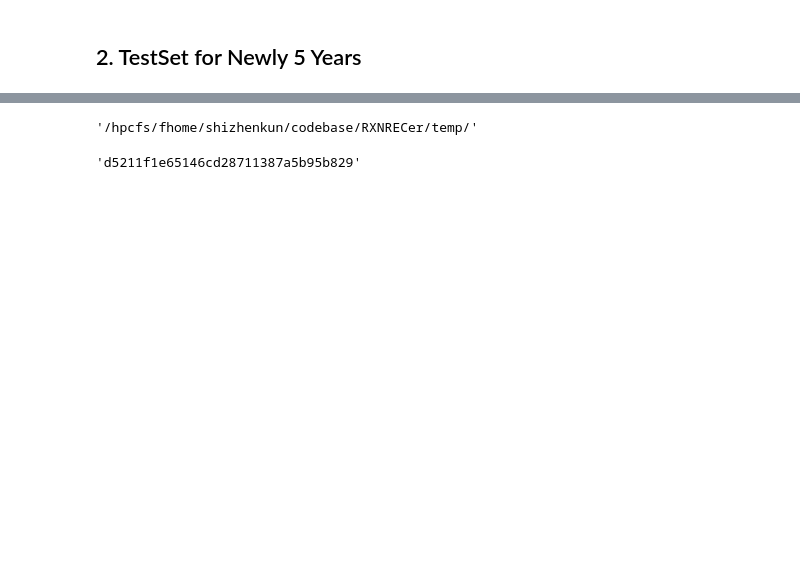
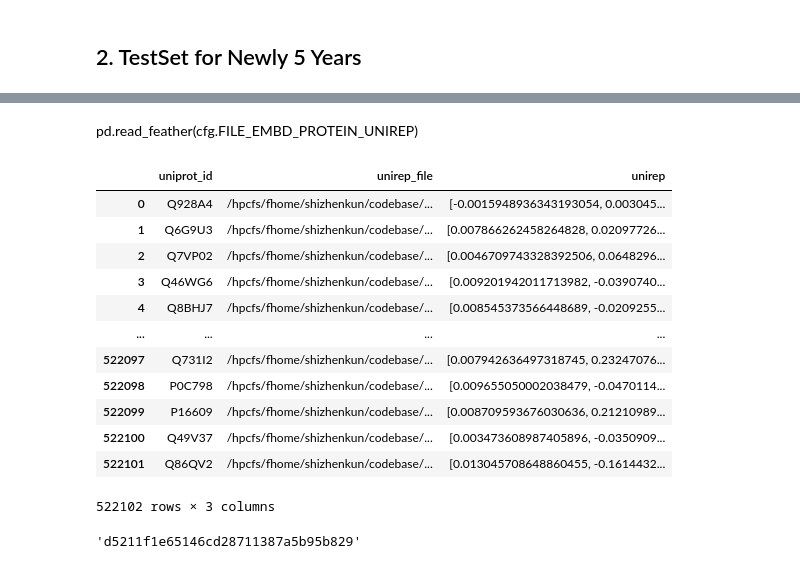
Before and after one commit to kingstdio/RXNRECer, a Jupyter notebook: case/2018later/RXNRECer4Case.ipynb, the cells around one changed output, grey strips where cells are left out. Saved outputs shown, nothing was run; the diff lists cells and outputs as text; code cells hidden in the pictures; blank space fills up the shorter version.

```diff
--- a/case/2018later/RXNRECer4Case.ipynb
+++ b/case/2018later/RXNRECer4Case.ipynb
@@ -54,7 +54,22 @@ input_protein_df = test_set[['uniprot_id', 'seq']]
 # res  = production.step_by_step_prediction(input_protein_df, cfg.FILE_DS_DICT_RXN2ID, getEquation=False)
 # res.to_feather('res/res_rxnrecer.feather')
 # res
-# %%
-cfg.TEMP_DIR
-# %% [output]
-'/hpcfs/fhome/shizhenkun/codebase/RXNRECer/temp/'
+# %% [markdown]
+pd.read_feather(cfg.FILE_EMBD_PROTEIN_UNIREP)
+# %%
+embd_unirep =pd.read_feather(cfg.FILE_EMBD_PROTEIN_UNIREP)
+embd_unirep
+# %% [output]
+|  | uniprot_id | unirep_file | unirep |
+| 0 | Q928A4 | /hpcfs/fhome/shizhenkun/codebase/... | [-0.0015948936343193054, 0.003045... |
+| 1 | Q6G9U3 | /hpcfs/fhome/shizhenkun/codebase/... | [0.007866262458264828, 0.02097726... |
+| 2 | Q7VP02 | /hpcfs/fhome/shizhenkun/codebase/... | [0.0046709743328392506, 0.0648296... |
+| 3 | Q46WG6 | /hpcfs/fhome/shizhenkun/codebase/... | [0.009201942011713982, -0.0390740... |
+| 4 | Q8BHJ7 | /hpcfs/fhome/shizhenkun/codebase/... | [0.008545373566448689, -0.0209255... |
+| ... | ... | ... | ... |
+| 522097 | Q731I2 | /hpcfs/fhome/shizhenkun/codebase/... | [0.007942636497318745, 0.23247076... |
+| 522098 | P0C798 | /hpcfs/fhome/shizhenkun/codebase/... | [0.009655050002038479, -0.0470114... |
+| 522099 | P16609 | /hpcfs/fhome/shizhenkun/codebase/... | [0.008709593676030636, 0.21210989... |
+| 522100 | Q49V37 | /hpcfs/fhome/shizhenkun/codebase/... | [0.003473608987405896, -0.0350909... |
+| 522101 | Q86QV2 | /hpcfs/fhome/shizhenkun/codebase/... | [0.013045708648860455, -0.1614432... |
+522102 rows × 3 columns
```
Also changed, not shown: parts of 11 cells of this notebook, 4 other files.
